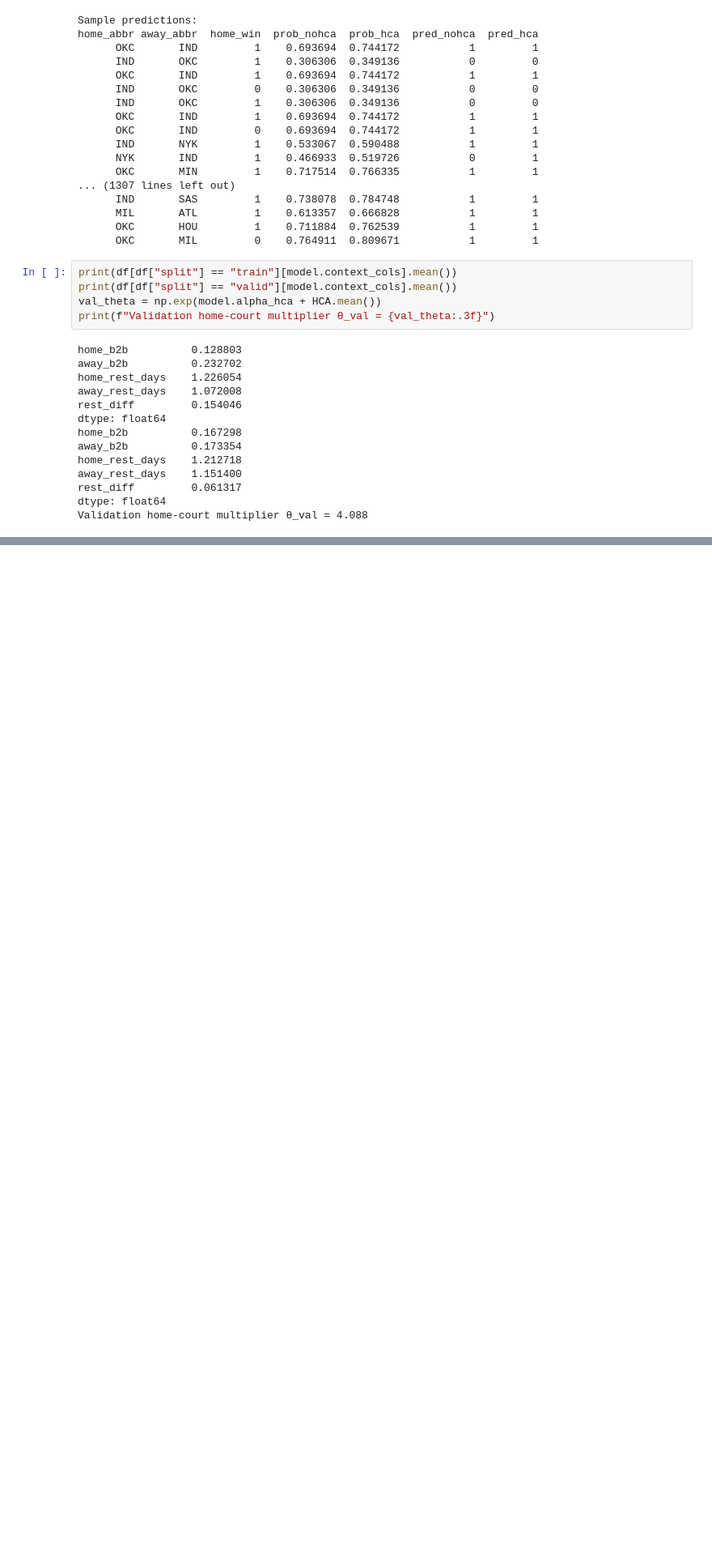
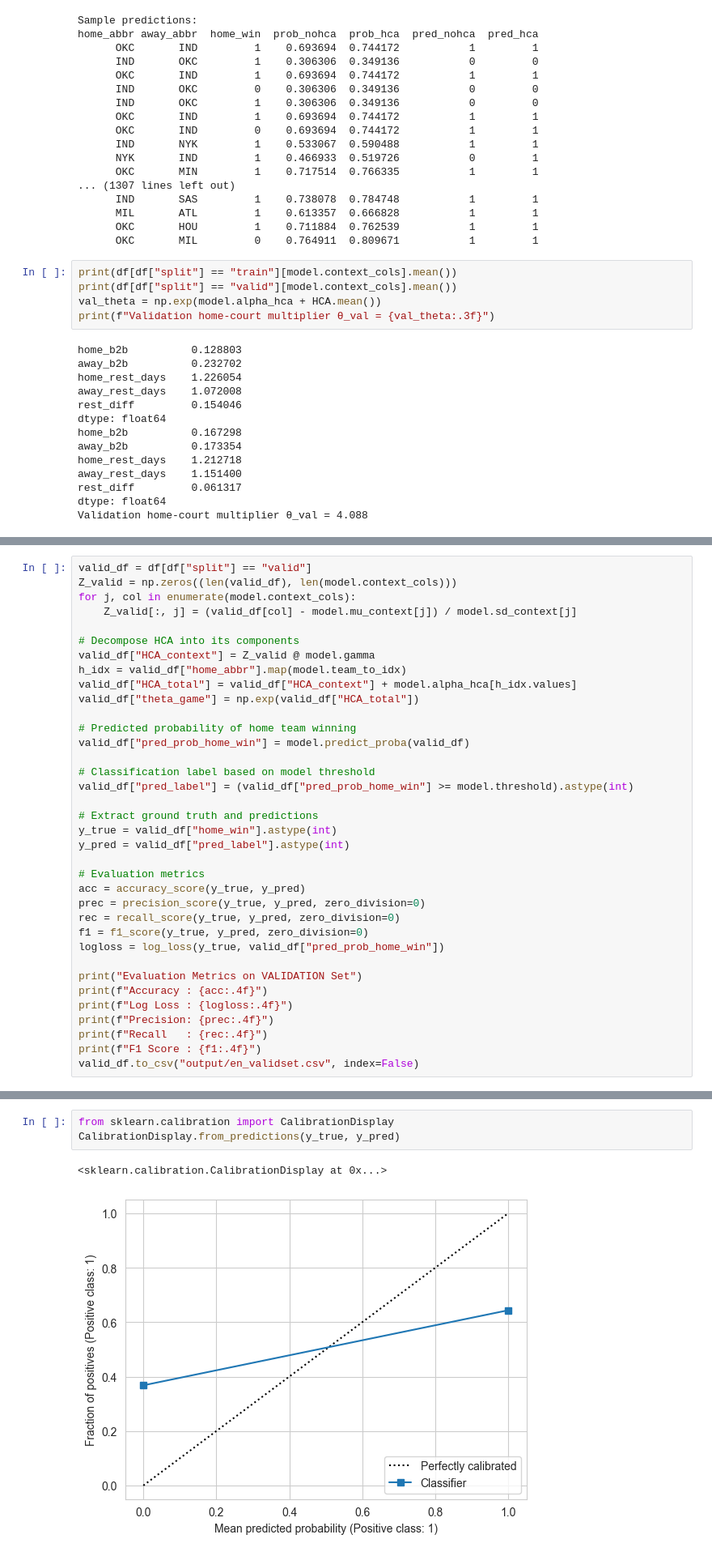
Before and after one commit to ivanho0908/Capstone-Project, a Jupyter notebook: models.ipynb, the cells around one changed output, grey strips where cells are left out. Shown at 81% size. Drawn from its saved outputs; the diff is of its cells as text; blank space fills up the shorter version.

```diff
--- a/models.ipynb
+++ b/models.ipynb
@@ -2089,0 +2772,36 @@ val_df.describe()
+# %%
+valid_df = df[df["split"] == "valid"]
+Z_valid = np.zeros((len(valid_df), len(model.context_cols)))
+for j, col in enumerate(model.context_cols):
+    Z_valid[:, j] = (valid_df[col] - model.mu_context[j]) / model.sd_context[j]
+
+# Decompose HCA into its components
+valid_df["HCA_context"] = Z_valid @ model.gamma
+h_idx = valid_df["home_abbr"].map(model.team_to_idx)
+valid_df["HCA_total"] = valid_df["HCA_context"] + model.alpha_hca[h_idx.values]
+valid_df["theta_game"] = np.exp(valid_df["HCA_total"])
+
+# Predicted probability of home team winning
+valid_df["pred_prob_home_win"] = model.predict_proba(valid_df)
+
+# Classification label based on model threshold
+valid_df["pred_label"] = (valid_df["pred_prob_home_win"] >= model.threshold).astype(int)
+
+# Extract ground truth and predictions
+y_true = valid_df["home_win"].astype(int)
+y_pred = valid_df["pred_label"].astype(int)
+
+# Evaluation metrics
+acc = accuracy_score(y_true, y_pred)
+prec = precision_score(y_true, y_pred, zero_division=0)
+rec = recall_score(y_true, y_pred, zero_division=0)
+f1 = f1_score(y_true, y_pred, zero_division=0)
+logloss = log_loss(y_true, valid_df["pred_prob_home_win"])
+
+print("Evaluation Metrics on VALIDATION Set")
+print(f"Accuracy : {acc:.4f}")
+print(f"Log Loss : {logloss:.4f}")
+print(f"Precision: {prec:.4f}")
+print(f"Recall   : {rec:.4f}")
+print(f"F1 Score : {f1:.4f}")
+valid_df.to_csv("output/en_validset.csv", index=False)
@@ -2089,0 +2862,6 @@ val_df.describe()
+# %%
+from sklearn.calibration import CalibrationDisplay
+CalibrationDisplay.from_predictions(y_true, y_pred)
+# %% [output]
+<sklearn.calibration.CalibrationDisplay at 0x...>
+[figure, added]
```
Also changed, not shown: parts of 15 cells of this notebook, 6 other files.
